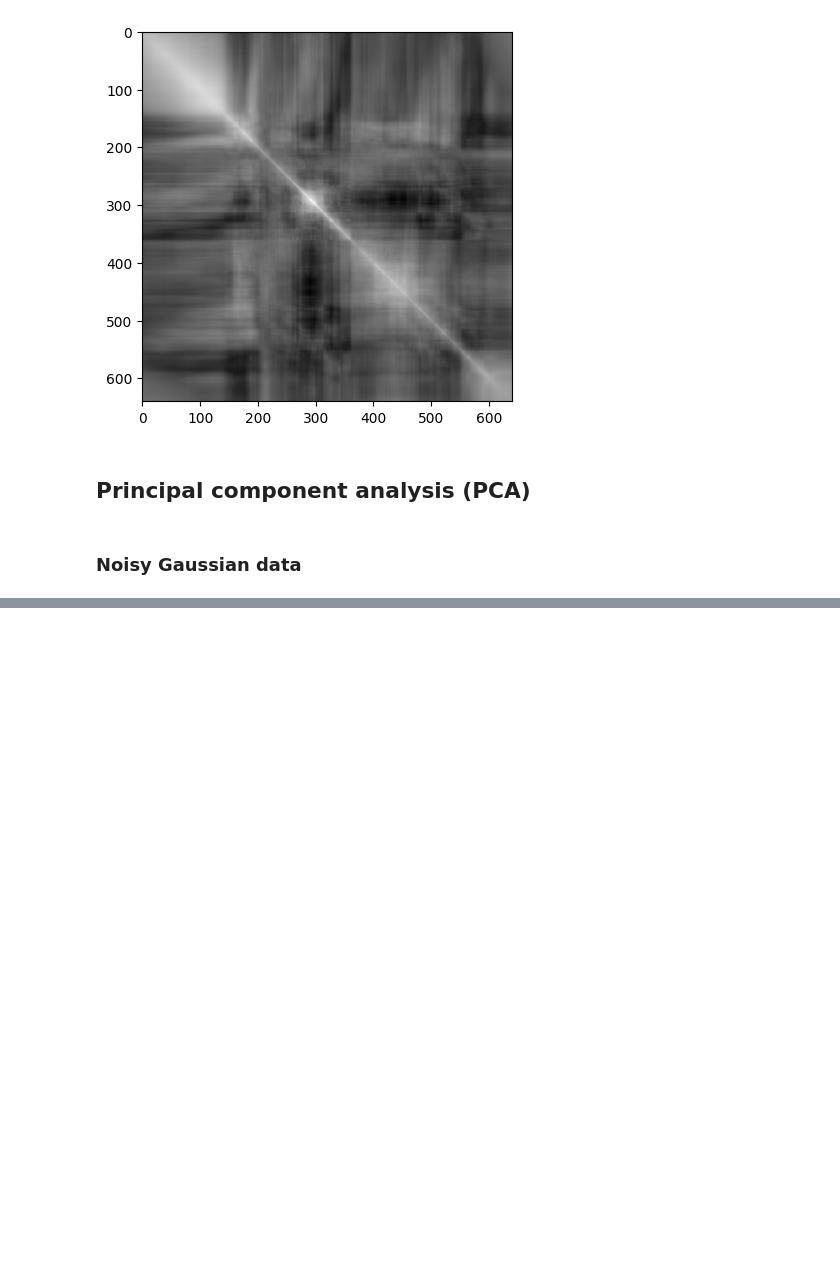
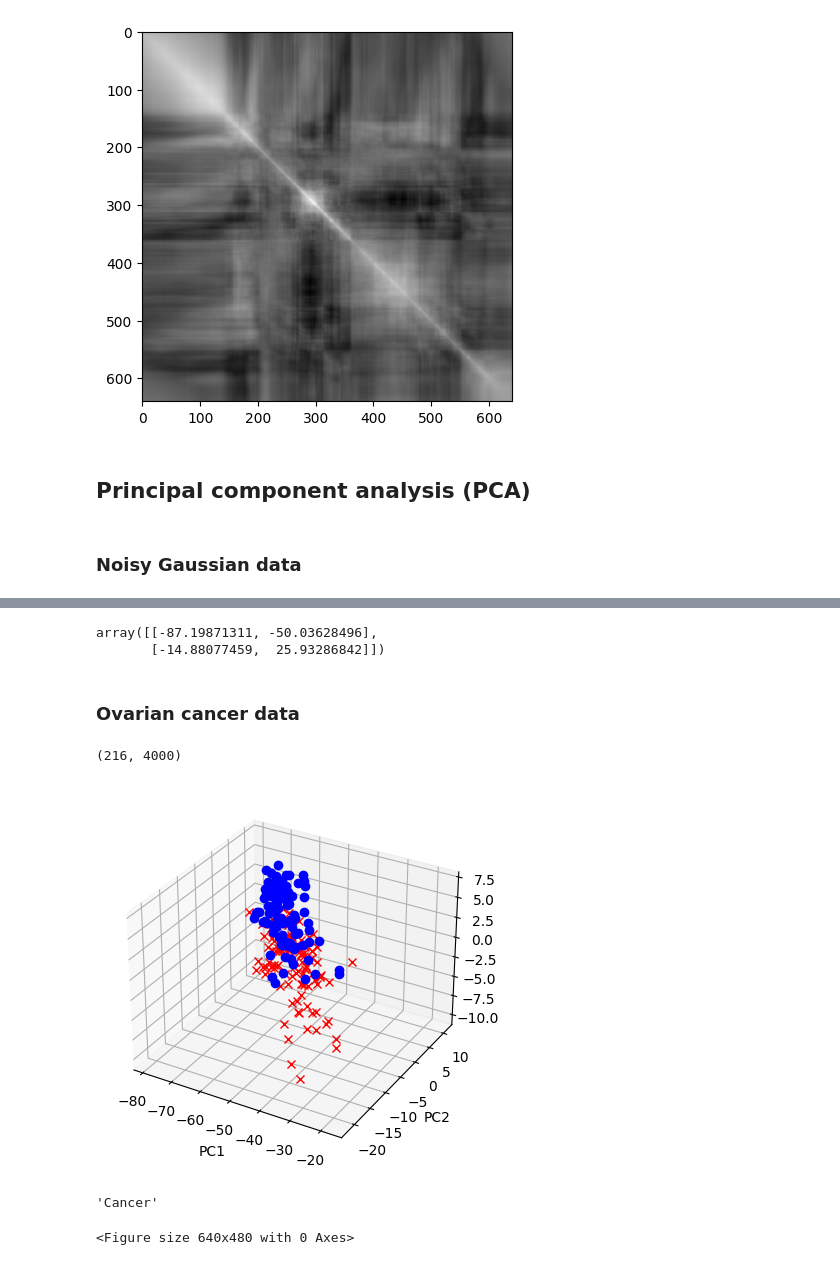
Before and after one commit to andresroliveira/databook, a Jupyter notebook: notebook/01_SVD.ipynb, the cells around one changed output, grey strips where cells are left out. Saved outputs shown, nothing was run; the diff lists cells and outputs as text; code cells hidden in the pictures; blank space fills up the shorter version.

Commit message:
Add data

```diff
--- a/notebook/01_SVD.ipynb
+++ b/notebook/01_SVD.ipynb
@@ -170,0 +177,50 @@ plt.show()
+# %%
+V @ X.T
+# %% [output]
+array([[-87.19871311, -50.03628496],
+       [-14.88077459,  25.93286842]])
+# %% [markdown]
+###  Ovarian cancer data
+# %%
+obs = scipy.io.loadmat('../data/obs.mat')['obs']
+# %%
+obs.shape
+# %% [output]
+(216, 4000)
+# %%
+grp = scipy.io.loadmat('../data/grp.mat')['grp'][:,0]
+# %%
+def ovariancancer(obs, grp):
+    U, S, V = np.linalg.svd(obs, full_matrices=False)
+    plt.subplot(projection='3d')
+    for i, ob in enumerate(obs):
+        x = np.dot(V[0], ob)
+        y = np.dot(V[1], ob)
+        z = np.dot(V[2], ob)
+
+        if grp[i][0] == 'Cancer':
+            plt.plot(x, y, z, 'rx')
+        else:
+            plt.plot(x, y, z, 'bo')
+
+    plt.xlabel("PC1")
+    plt.ylabel("PC2")
+    plt.show()
+
+    return
+
+
+ovariancancer(obs, grp)
+# %% [output]
+[figure, added]
+# %%
+grp[0][0]
+# %% [output]
+'Cancer'
+# %%
+c_fi = plt.figure()
+c_ax = Axes3D(c_fi)
+c_ax.scatter(1, 2, 3)
+plt.show()
+# %% [output]
+<Figure size 640x480 with 0 Axes>
```
Also changed, not shown: parts of 7 cells of this notebook, 4 other files.
